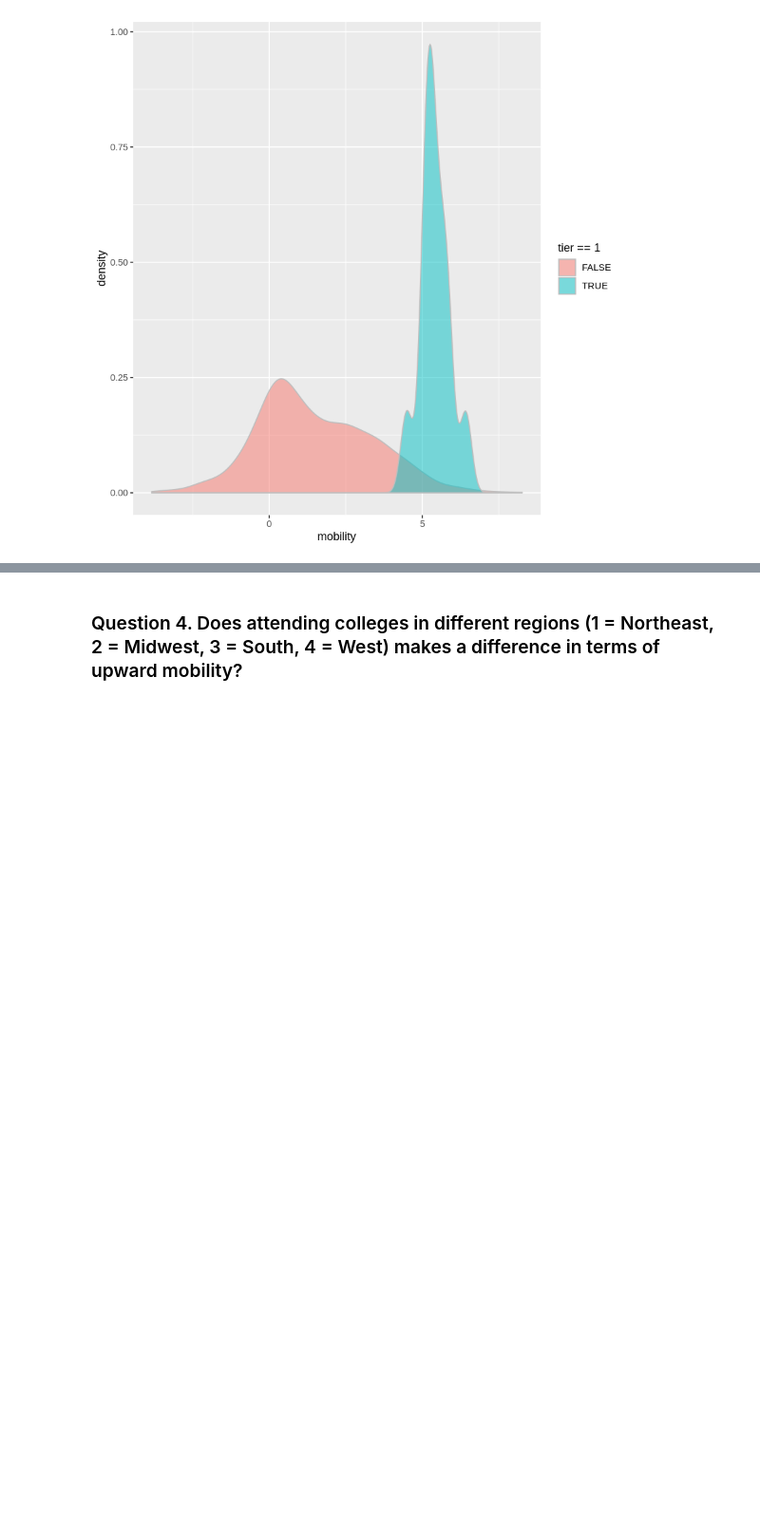
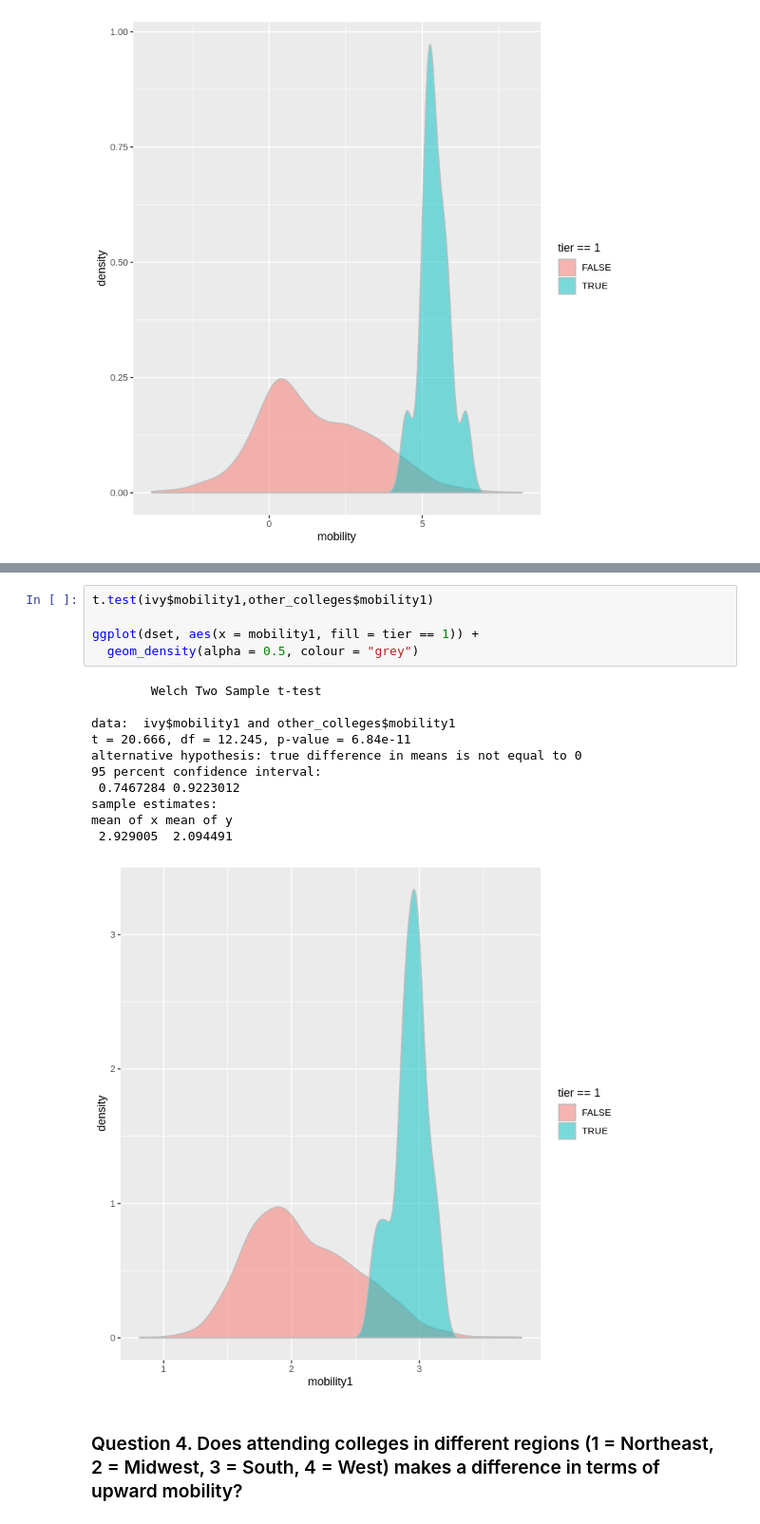
Before and after one commit to XinlanFu/GroupProject, a Jupyter notebook: QUESTION56_rvd.ipynb, the cells around one changed output, grey strips where cells are left out. Shown: that part at 95% size. Cells and saved outputs as stored; diff of their text form; blank space fills up the shorter version.

```diff
--- a/QUESTION56_rvd.ipynb
+++ b/QUESTION56_rvd.ipynb
@@ -206,3 +190,20 @@ mean of x mean of y
+# %%
+t.test(ivy$mobility1,other_colleges$mobility1)
+
+ggplot(dset, aes(x = mobility1, fill = tier == 1)) +
+  geom_density(alpha = 0.5, colour = "grey")
+# %% [output]
+        Welch Two Sample t-test
+
+data:  ivy$mobility1 and other_colleges$mobility1
+t = 20.666, df = 12.245, p-value = 6.84e-11
+alternative hypothesis: true difference in means is not equal to 0
+95 percent confidence interval:
+ 0.7467284 0.9223012
+sample estimates:
+mean of x mean of y
+ 2.929005  2.094491
+[figure, added]
 # %% [markdown]
 ### Question 4. Does attending colleges in different regions (1 = Northeast, 2 = Midwest, 3 = South, 4 = West) makes a difference in terms of upward mobility?
 # %%
```
Also changed, not shown: parts of 7 cells of this notebook.
